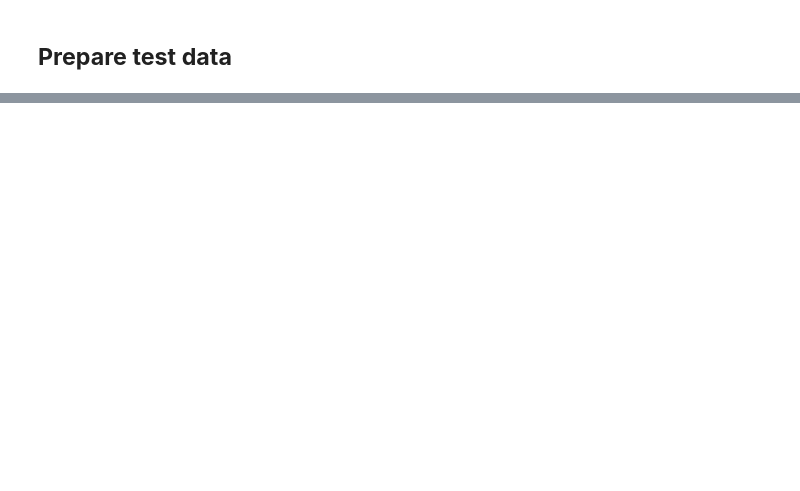
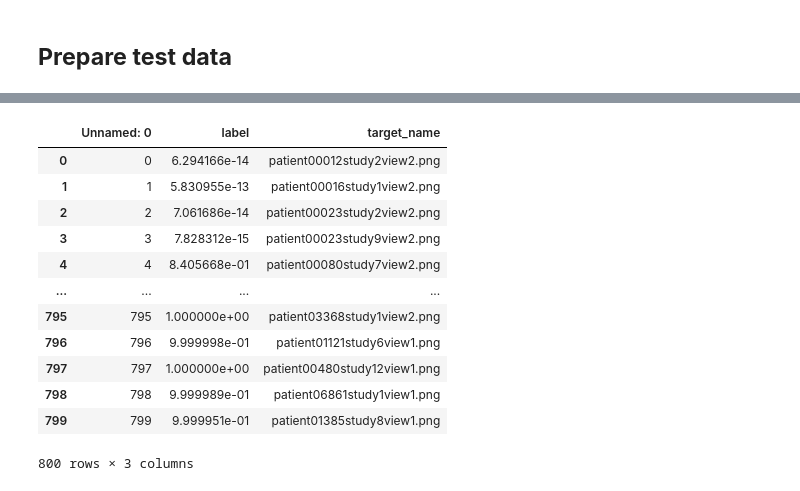
Before and after one commit to bernieee/sirius, a Jupyter notebook: AI_for_Med_image_analysis/Challenge_lungs_classification.ipynb, the cells around one changed output, grey strips where cells are left out. Saved outputs shown, nothing was run; the diff lists cells and outputs as text; code cells hidden in the pictures; blank space fills up the shorter version.

```diff
--- a/AI_for_Med_image_analysis/Challenge_lungs_classification.ipynb
+++ b/AI_for_Med_image_analysis/Challenge_lungs_classification.ipynb
@@ -277,0 +306,34 @@ KeyboardInterrupt: ignored
+# %%
+correct = 0
+total = 0
+ans = []
+
+model.eval()
+
+with torch.no_grad():
+    for k in resized_images:
+        image = torch.tensor(resized_images[k]).unsqueeze(0).unsqueeze(0).float()
+        image = image.to(dev)
+        prediction = model(image)
+        prediction = torch.sigmoid(prediction)
+
+        ans.append(prediction.item())
+        print(prediction.item())
+# %%
+test_df.insert(1, 'label', ans)
+# %%
+test_df
+# %% [output]
+|  | Unnamed: 0 | label | target_name |
+| 0 | 0 | 6.294166e-14 | patient00012study2view2.png |
+| 1 | 1 | 5.830955e-13 | patient00016study1view2.png |
+| 2 | 2 | 7.061686e-14 | patient00023study2view2.png |
+| 3 | 3 | 7.828312e-15 | patient00023study9view2.png |
+| 4 | 4 | 8.405668e-01 | patient00080study7view2.png |
+| ... | ... | ... | ... |
+| 795 | 795 | 1.000000e+00 | patient03368study1view2.png |
+| 796 | 796 | 9.999998e-01 | patient01121study6view1.png |
+| 797 | 797 | 1.000000e+00 | patient00480study12view1.png |
+| 798 | 798 | 9.999989e-01 | patient06861study1view1.png |
+| 799 | 799 | 9.999951e-01 | patient01385study8view1.png |
+800 rows × 3 columns
```
Also changed, not shown: parts of 35 cells of this notebook.
